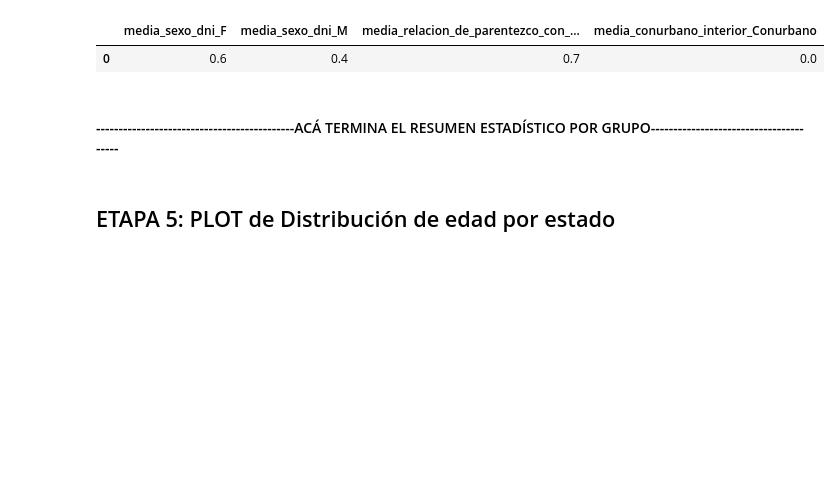
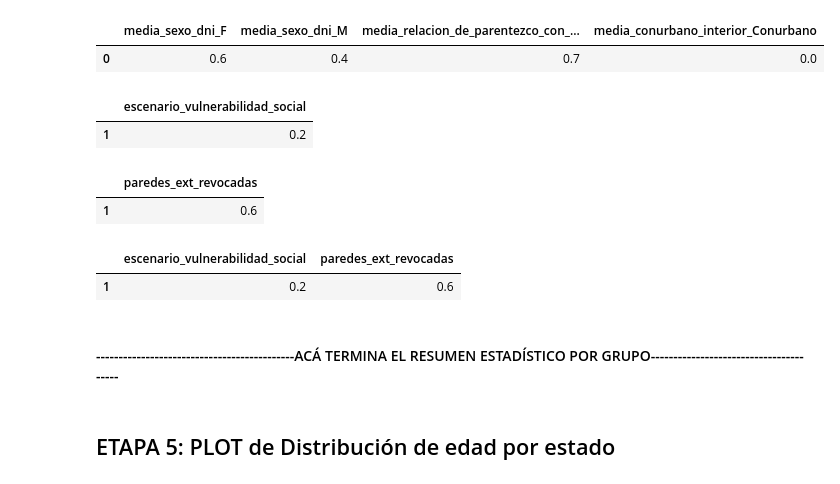
Before and after one commit to andreasoledadguerra/impact-evaluation-of-public-policy, a Jupyter notebook: impact_evaluation_policy.ipynb, the cells around one changed output. Saved outputs shown, nothing was run; the diff lists cells and outputs as text; code cells hidden in the pictures; blank space fills up the shorter version.

Commit message:
feat: add dataframe concatenating fila_vuln_t and fila_per_t

```diff
--- a/impact_evaluation_policy.ipynb
+++ b/impact_evaluation_policy.ipynb
@@ -500,9 +500,31 @@ calcular_media_condicion(mas_tratamiento, dict_condiciones)
 |  | media_sexo_dni_F | media_sexo_dni_M | media_relacion_de_parentezco_con_... | media_conurbano_interior_Conurbano |
 | 0 | 0.6 | 0.4 | 0.7 | 0.0 |
 # %%
-vuln_control = float(round(mas_tratamiento['escenario_vulnerabilidad_social'].mean(skipna=True), 1))
+vuln_tratamiento = float(round(mas_tratamiento['escenario_vulnerabilidad_social'].mean(skipna=True), 1))
 # %%
-paredes_ext_rev_control= float(round(mas_tratamiento['paredes_ext_revocadas'].mean(skipna=True), 1))
+paredes_ext_rev_tratamiento= float(round(mas_tratamiento['paredes_ext_revocadas'].mean(skipna=True), 1))
+# %%
+fila_vuln_t = pd.DataFrame({'escenario_vulnerabilidad_social': [vuln_tratamiento]}, index= [1])
+fila_vuln_t
+# %% [output]
+|  | escenario_vulnerabilidad_social |
+| 1 | 0.2 |
+# %%
+fila_per_t = pd.DataFrame({'paredes_ext_revocadas': [paredes_ext_rev_tratamiento]}, index= [1])
+fila_per_t
+# %% [output]
+|  | paredes_ext_revocadas |
+| 1 | 0.6 |
+# %%
+# Crear un dataframe resumen del grupo tratamiento
+df_media_tratamiento = calcular_media_condicion(df_tratamiento_clean, dict_condiciones)
+df_media_std_tratamiento = calcular_media_std_lista(df_tratamiento_clean,lista_t)
+df_mean_tratamiento = pd.concat([fila_vuln_t, fila_per_t], axis= 1)
+# %%
+df_mean_tratamiento
+# %% [output]
+|  | escenario_vulnerabilidad_social | paredes_ext_revocadas |
+| 1 | 0.2 | 0.6 |
 # %%
 # Resetear los índices de cada dataframe por muestra
 # %%
```
Also changed, not shown: parts of 3 cells of this notebook.
